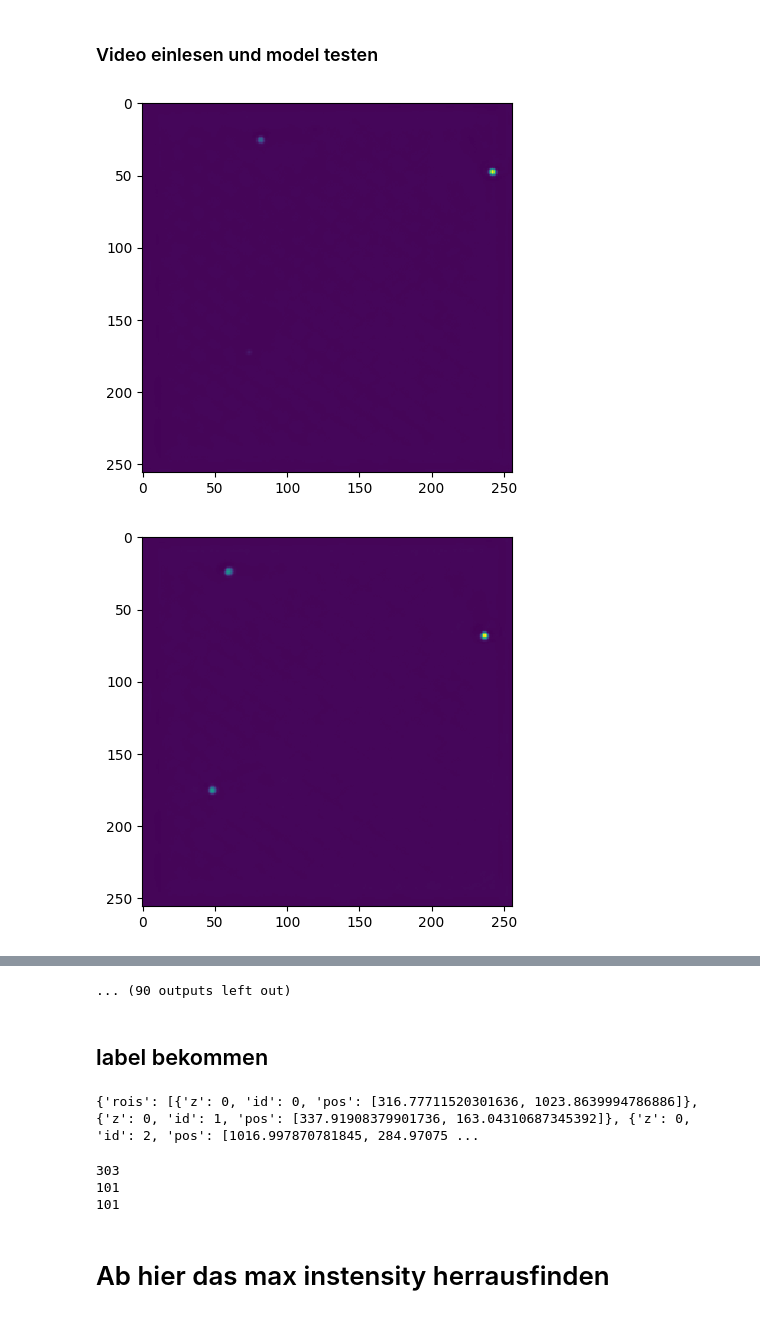
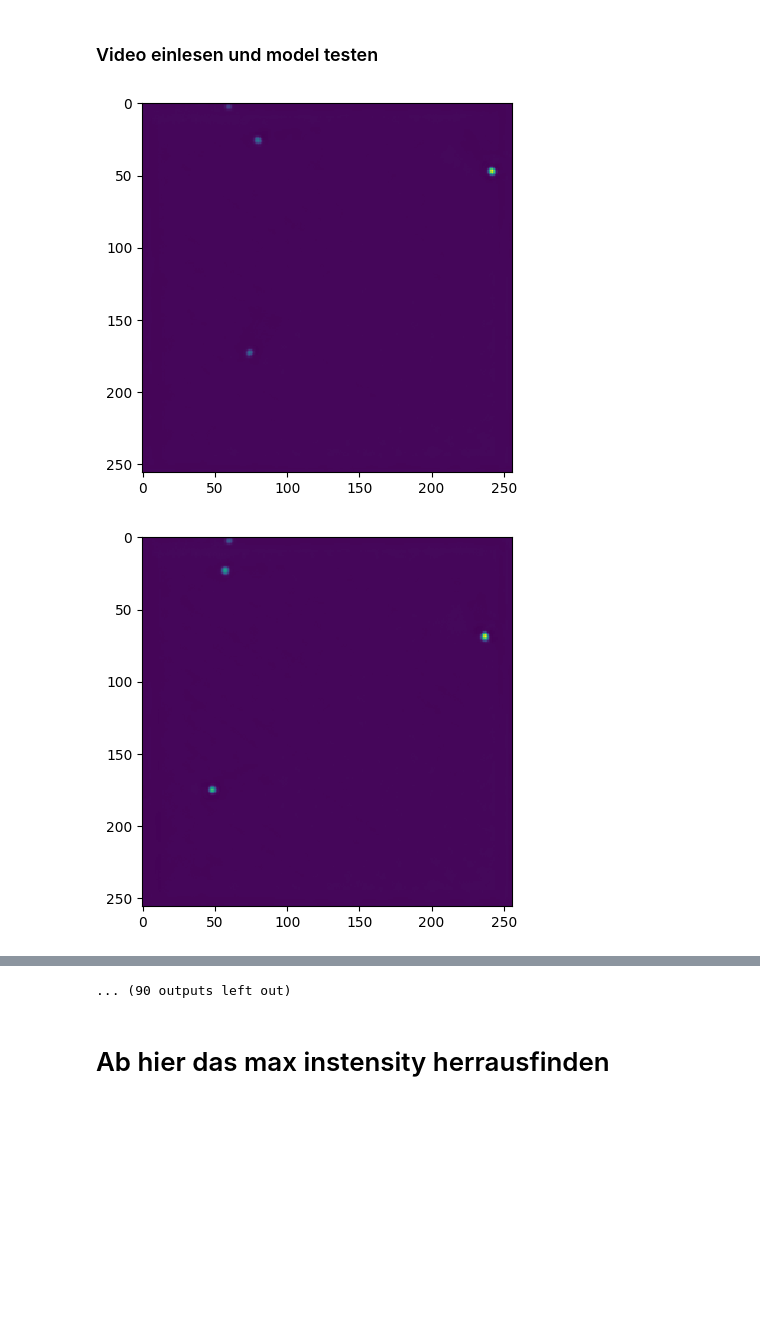
Before and after one commit to neelima16/traco_ankilab, a Jupyter notebook: Reference-solution.ipynb, the cells around one changed output, grey strips where cells are left out. Saved outputs shown, nothing was run; the diff lists cells and outputs as text; code cells hidden in the pictures; blank space fills up the shorter version.

```diff
--- a/Reference-solution.ipynb
+++ b/Reference-solution.ipynb
@@ -153,7 +155,7 @@ print(device)
 cuda
 # %%
 device = torch.device("cuda:0" if torch.cuda.is_available() else "cpu")
-model = torch.load('model-path')
+model = torch.load('/path-to-reference-model.pth')
 # %% [markdown]
 ### Video einlesen und model testen
 # %%
@@ -164,38 +166,38 @@ import pickle
 import numpy as np
 import cv2
 from matplotlib import pyplot as plt
-cap = cv2.VideoCapture("path-to-test.csv")
+cap = cv2.VideoCapture("path-to-your-video.mp4")
 frameCount = int(cap.get(cv2.CAP_PROP_FRAME_COUNT))
 fc = 0
 ret = True
 prediction = []
 transform = transforms.Compose([transforms.ToTensor()])
 frameWidth,frameHeight,channels =0,0,0
 while (fc < frameCount and ret):
   #take frame
   ret, buf = cap.read()
   # convert to RGB
   im_rgb = cv2.cvtColor(buf, cv2.COLOR_BGR2RGB)
   #resize frame
   im_rgb = cv2.resize(im_rgb, dsize=(256,256))
 
   #get frame size
   frameWidth1,frameHeight1,channels1 = buf.shape
   frameWidth,frameHeight,channels = frameWidth1,frameHeight1,channels1
 
   #bild ans model geben
   im_rgb = transform(im_rgb)
   img = torch.unsqueeze(im_rgb,0).to(device)
   some_result = model(img)
   some_result = torch.squeeze(some_result,0)
   some_result = torch.squeeze(some_result,0)
   some_result = some_result.cpu().detach().numpy()
   plt.imshow(some_result, interpolation='nearest')
   plt.show()
   #hier speichern
   prediction.append(some_result)
   fc += 1
 print(fc)
 # %% [output]
-[figure, old version]
+[figure, new version]
-[figure, old version]
+[figure, new version]
@@ -212,26 +214,4 @@ print(fc)
 ... (90 outputs left out)
-# %% [markdown]
-## label bekommen
-# %%
-import json
-#read label
-traco_path = "path to label.csv"
-with open(traco_path) as f:
-    label_json = json.loads(f.read())
-    # perform file operations
-#create array for each id and position
-print(label_json)
-# %% [output]
-{'rois': [{'z': 0, 'id': 0, 'pos': [316.77711520301636, 1023.8639994786886]}, {'z': 0, 'id': 1, 'pos': [337.91908379901736, 163.04310687345392]}, {'z': 0, 'id': 2, 'pos': [1016.997870781845, 284.97075 ...
-# %%
-print(len(label_json["rois"]))
-print(len(prediction))
-#prediction = prediction[:100]
-print(len(prediction))
-# %% [output]
-303
-101
-101
 # %% [markdown]
 # Ab hier das max instensity herrausfinden
 # %%
```
Also changed, not shown: parts of 5 cells of this notebook, 1 other file.
